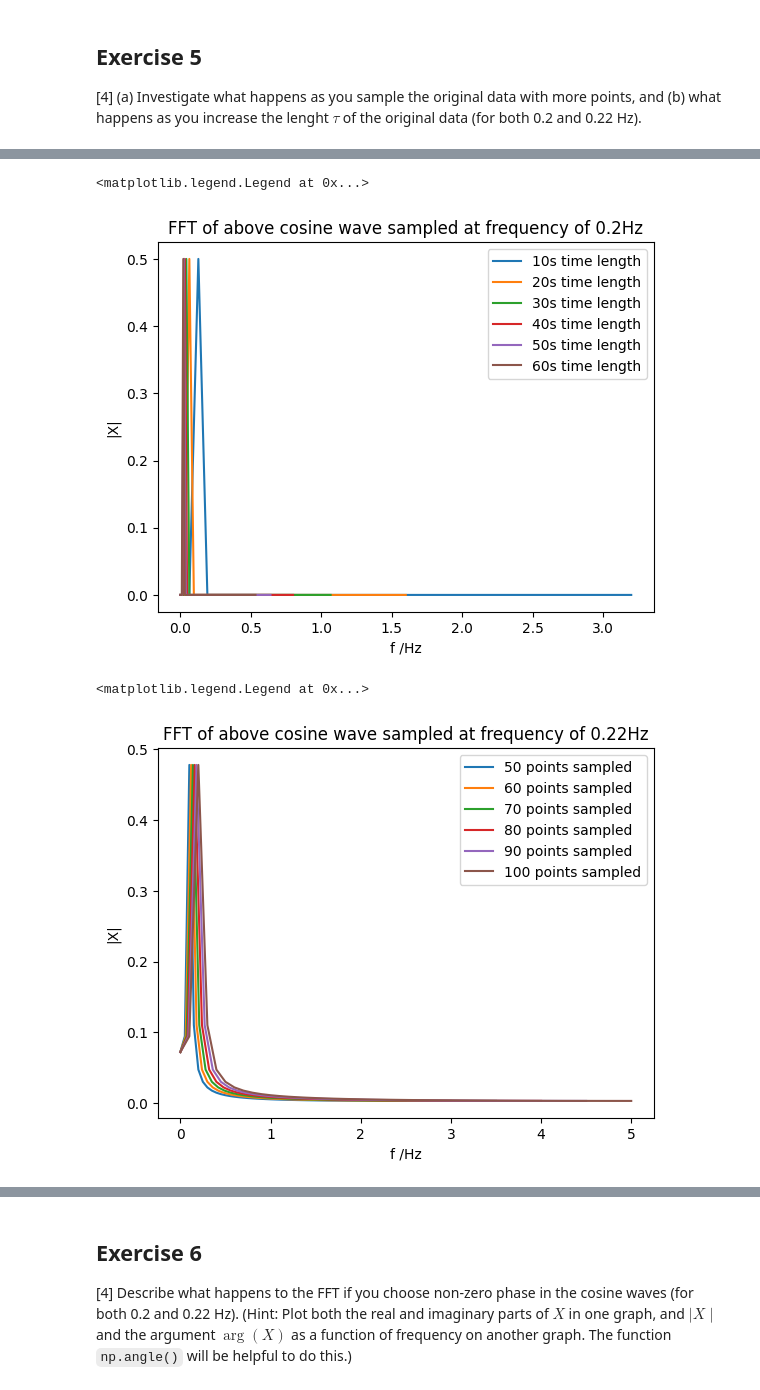
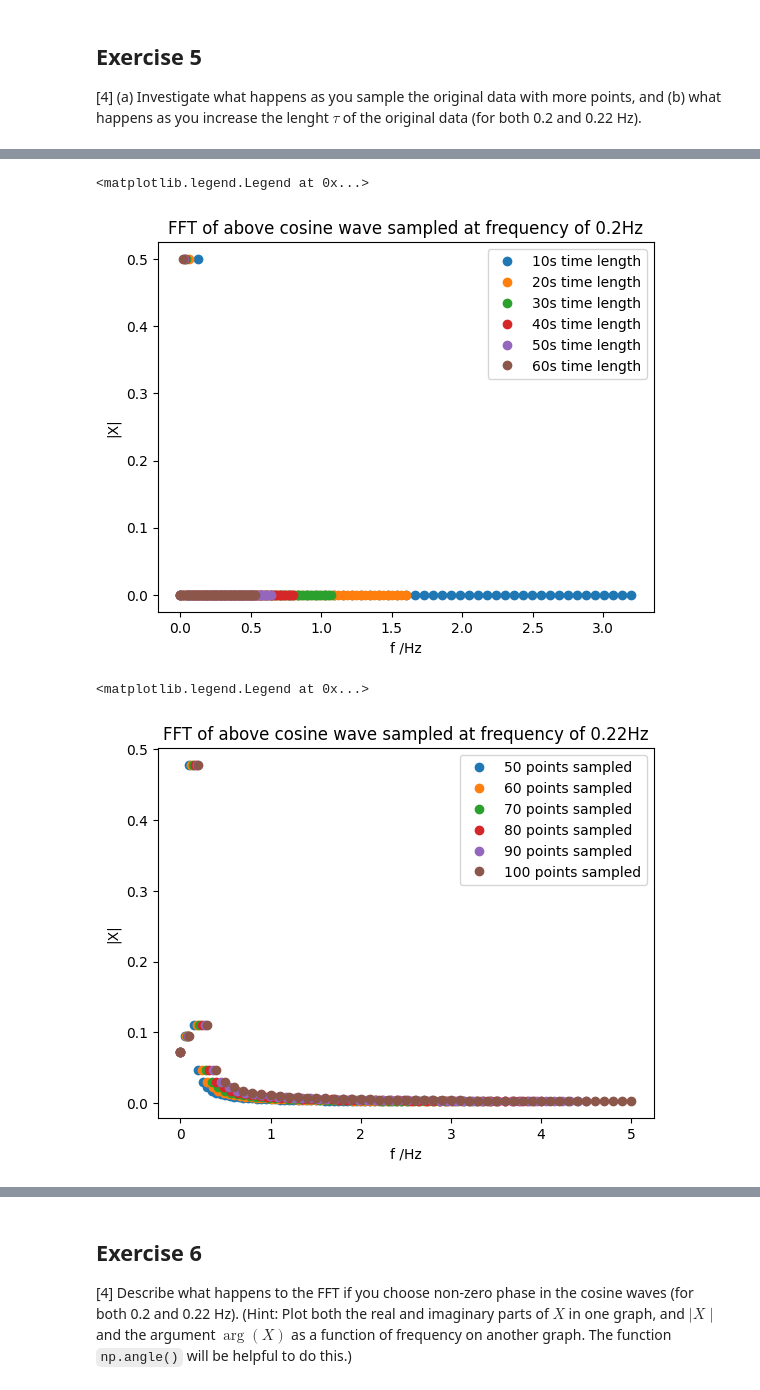
Before and after one commit to PX2145-2025/week-10-b-ethan-lovell55, a Jupyter notebook: FFT.ipynb, the cells around one changed output, grey strips where cells are left out. Cells and saved outputs as stored; diff of their text form; code cells hidden in the pictures.

```diff
--- a/FFT.ipynb
+++ b/FFT.ipynb
@@ -427,7 +429,7 @@ for i in range(len(N)):
   f = 0.2
   x = np.cos(2*np.pi*f*t) # create x array, amplitude 1.0
   frq, X = Spectrum1(x,(n/tau))
-  plt.plot(frq,np.abs(X),label = f'{n} points sampled')
+  plt.plot(frq,np.abs(X),'o',label = f'{n} points sampled')
 
 plt.xlabel('f /Hz')
 plt.ylabel('|X|')
@@ -439,22 +441,22 @@ plt.legend()
 # %%
 #increasing tau
 N = 64
 t = np.linspace(0, tau, 100, endpoint=False)
 f = 0.2
 tau = np.arange(10,70,10) # time lengths of 10, 20, 30, 40, 50, 60
 for i in range(len(tau)): #varying time lengths
   T = tau[i]
   x = np.cos(2*np.pi*f*t) # create x array, amplitude 1.0
   frq, X = Spectrum1(x,(N/T))
-  plt.plot(frq,np.abs(X),label = f'{T}s time length')
+  plt.plot(frq,np.abs(X),'o',label = f'{T}s time length')
 
 plt.xlabel('f /Hz')
 plt.ylabel('|X|')
 plt.title(f'FFT of above cosine wave sampled at frequency of {f}Hz');
 plt.legend()
 # %% [output]
 <matplotlib.legend.Legend at 0x...>
-[figure, old version]
+[figure, new version]
 # %%
 #for 0.22 Hz
 tau = 10.0 # time length
@@ -466,7 +468,7 @@ for i in range(len(N)): #varying N
   f = 0.22 # frequency in Hz
   x = np.cos(2*np.pi*f*t) # create x array, amplitude 1.0
   frq22, X22 = Spectrum1(x,(n/tau))
-  plt.plot(frq22,np.abs(X22),label = f'{n} points sampled')
+  plt.plot(frq22,np.abs(X22),'o',label = f'{n} points sampled')
 
 plt.xlabel('f /Hz')
 plt.ylabel('|X|')
@@ -474,7 +476,7 @@ plt.title(f'FFT of above cosine wave sampled at frequency of {f}Hz');
 plt.legend()
 # %% [output]
 <matplotlib.legend.Legend at 0x...>
-[figure, old version]
+[figure, new version]
 # %%
 #increasing tau
 N = 64
```
Also changed, not shown: parts of 16 cells of this notebook.
